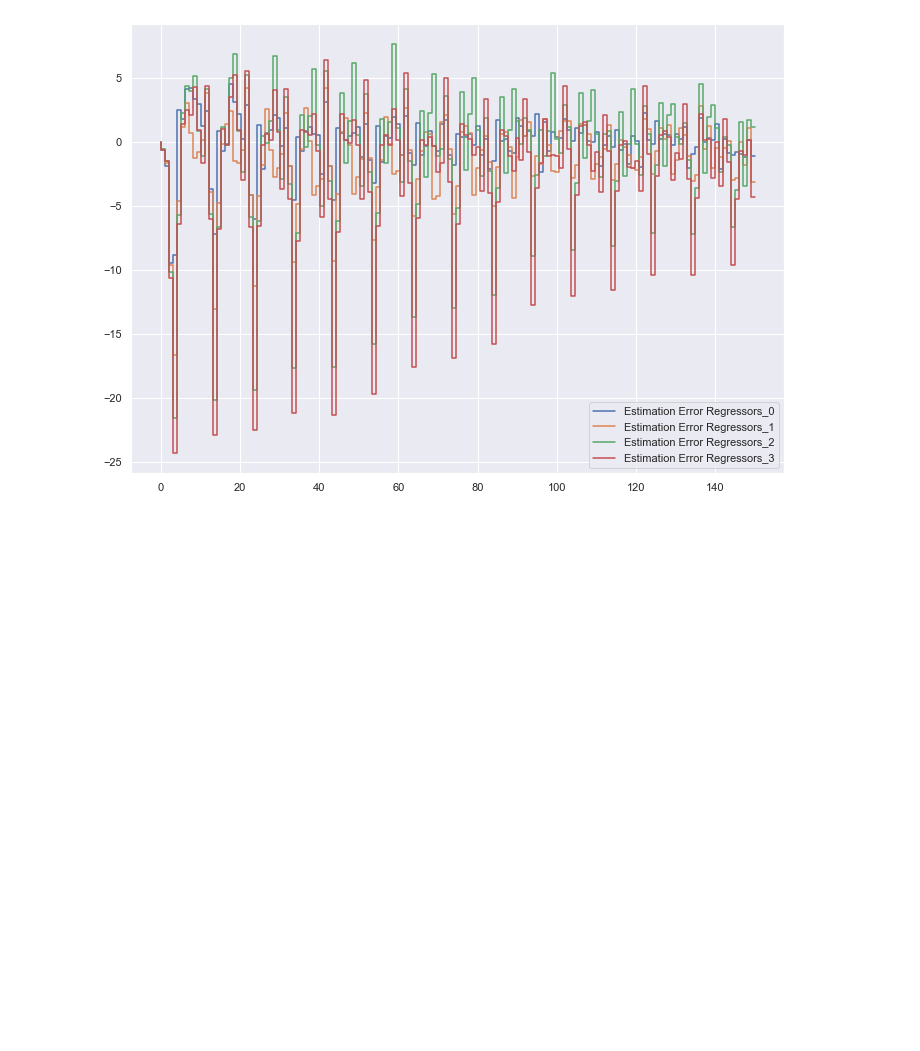
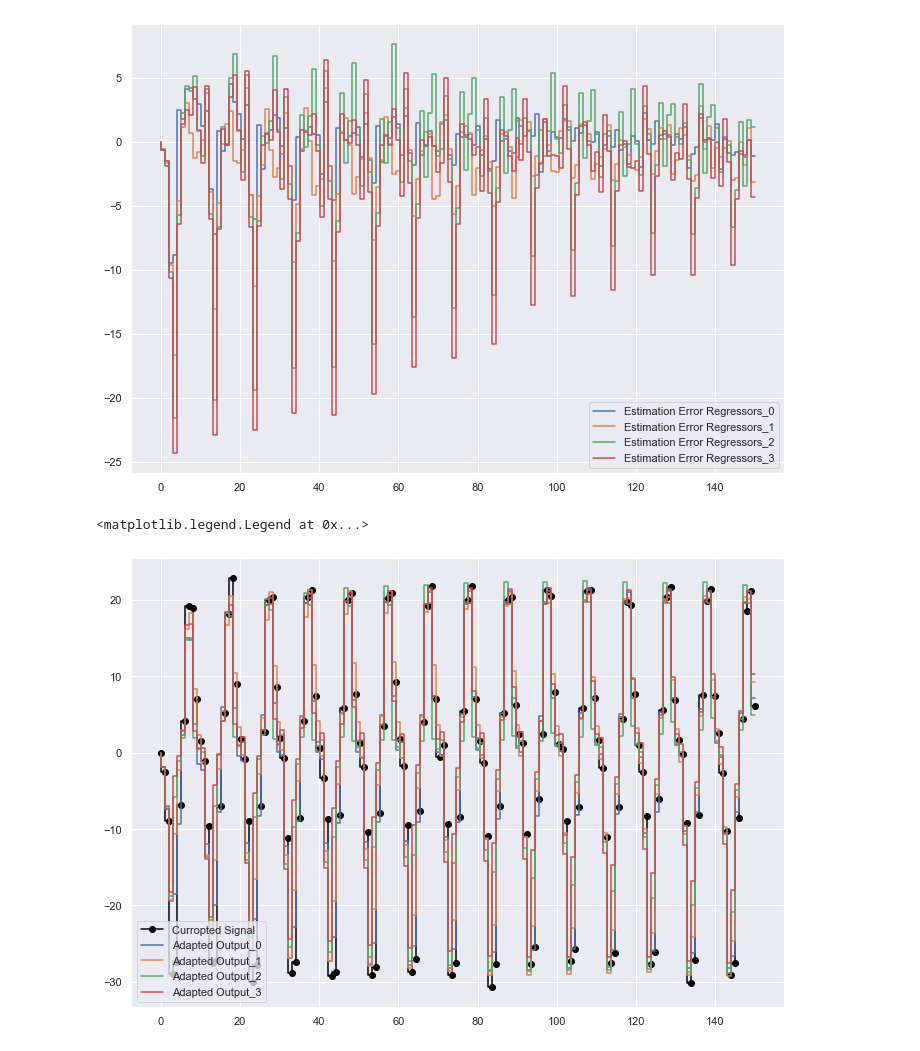
Before and after one commit to EnesErcin/Recursive_Least-Squares_Algorithm, a Jupyter notebook: By using Python/Recursive Least Squares/Recursive_Least_Squares_Filter.ipynb, the cells around one changed output. Drawn from its saved outputs; the diff is of its cells as text; code cells hidden in the pictures; blank space fills up the shorter version.

Commit message:
Added Visuals

```diff
--- a/By using Python/Recursive Least Squares/Recursive_Least_Squares_Filter.ipynb
+++ b/By using Python/Recursive Least Squares/Recursive_Least_Squares_Filter.ipynb
@@ -232,3 +232,14 @@ plt.legend()
 # %% [output]
 <matplotlib.legend.Legend at 0x...>
 [figure]
+# %%
+plt.step(line_refernce,every_input[0:test_size],label='Curropted Signal',color='black', marker='o')
+for j in range (4):
+    plt.step(line_refernce,np.squeeze(pred_output[j])[0:test_size],    label='Adapted Output_{}'.format(j))
+#plt.step(line_refernce,np.squeeze(every_pure_input).T[0:test_size][0],label='Pure_Input')
+#plt.step(line_refernce, every_input[0:test_size],label='Curropted Signal')
+#plt.step(line_refernce,every_input[0:test_size],label='Input Signals After The Channels')
+plt.legend()
+# %% [output]
+<matplotlib.legend.Legend at 0x...>
+[figure, added]
```
